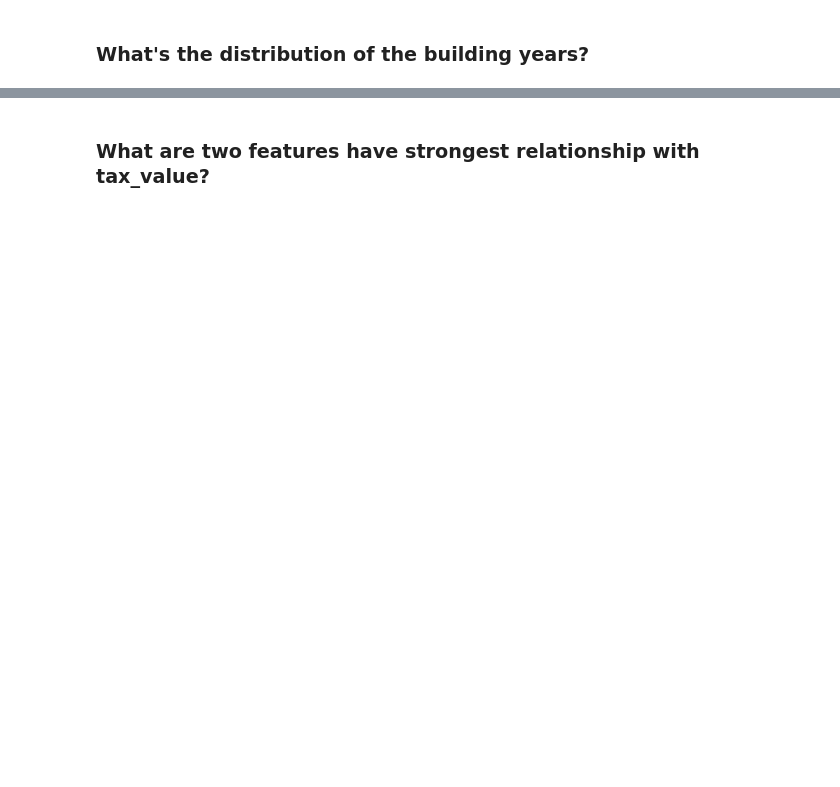
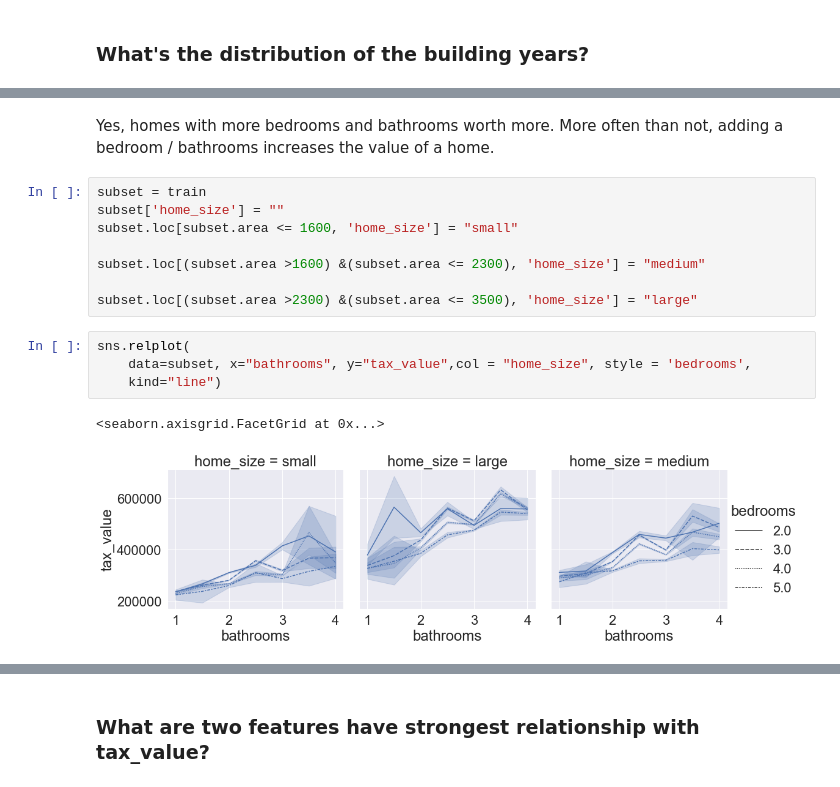
Before and after one commit to ellaxu43/zillow_regression_project, a Jupyter notebook: final_report.ipynb, the cells around one changed output, grey strips where cells are left out. Saved outputs shown, nothing was run; the diff lists cells and outputs as text; blank space fills up the shorter version.

```diff
--- a/final_report.ipynb
+++ b/final_report.ipynb
@@ -204,0 +207,17 @@ were up and down, very unstable. However, after 1900, seems younger homes are va
+# %% [markdown]
+Yes, homes with more bedrooms and bathrooms worth more. More often than not, adding a bedroom / bathrooms increases the value of a home.
+# %%
+subset = train
+subset['home_size'] = ""
+subset.loc[subset.area <= 1600, 'home_size'] = "small"
+
+subset.loc[(subset.area >1600) &(subset.area <= 2300), 'home_size'] = "medium"
+
+subset.loc[(subset.area >2300) &(subset.area <= 3500), 'home_size'] = "large"
+# %%
+sns.relplot(
+    data=subset, x="bathrooms", y="tax_value",col = "home_size", style = 'bedrooms',
+    kind="line")
+# %% [output]
+<seaborn.axisgrid.FacetGrid at 0x...>
+[figure, added]
```
Also changed, not shown: parts of 86 cells of this notebook, 3 other files.
